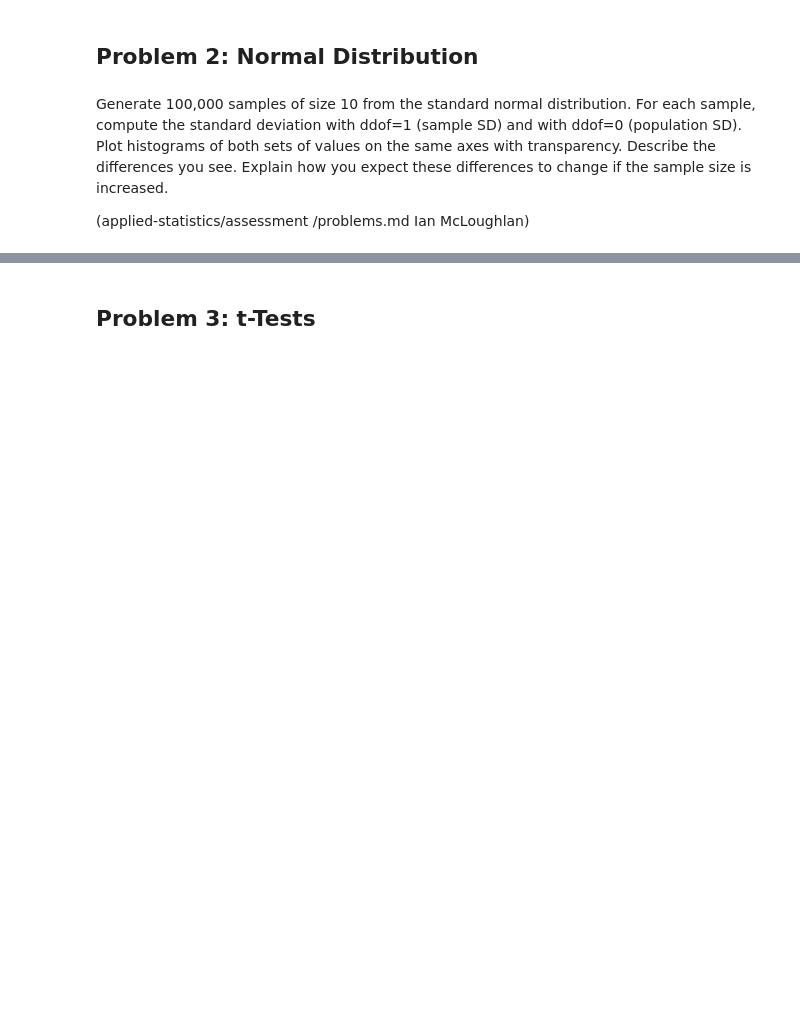
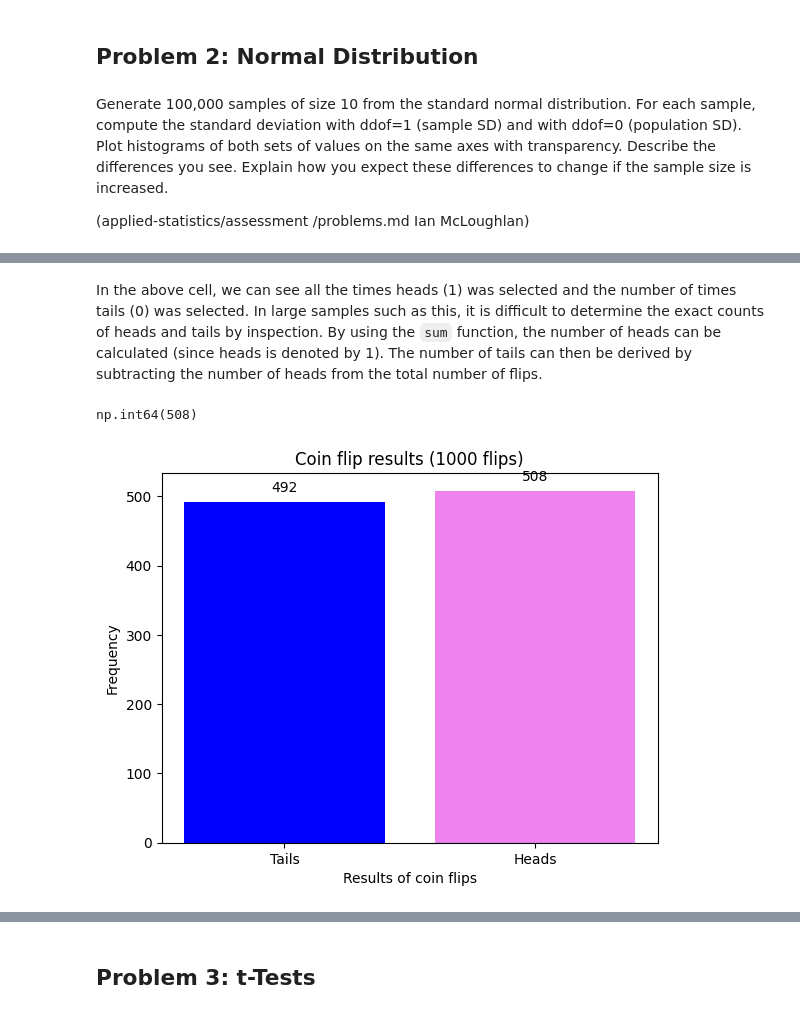
Before and after one commit to GraceMarySmyth/applied-statistics-assessment, a Jupyter notebook: problems.ipynb, the cells around one changed output, grey strips where cells are left out. Cells and saved outputs as stored; diff of their text form; code cells hidden in the pictures; blank space fills up the shorter version.

```diff
--- a/problems.ipynb
+++ b/problems.ipynb
@@ -490,0 +409,35 @@ https://en.wikipedia.org/wiki/Bessel%27s_correction
+# %% [markdown]
+In the above cell, we can see all the times heads (1) was selected and the number of times tails (0) was selected. In large samples such as this, it is difficult to determine the exact counts of heads and tails by inspection. By using the `sum` function, the number of heads can be calculated (since heads is denoted by 1). The number of tails can then be derived by subtracting the number of heads from the total number of flips.
+# %%
+# Count heads
+# https://www.datacamp.com/doc/numpy/sum
+heads = flips.sum()
+
+# Show
+heads
+# %% [output]
+np.int64(508)
+# %%
+#https://www.geeksforgeeks.org/pandas/bar-plot-in-matplotlib/
+
+# Create a blank plot
+fig, ax = plt.subplots()
+
+# create a bar chart with custom colors
+ax.bar([0, 1], [1000-heads, heads], color=['blue', 'violet'])
+
+# add x labels
+ax.set_xticks([0, 1], labels=["Tails", "Heads"])
+
+# Add title
+ax.set_title("Coin flip results (1000 flips)")
+
+# Add axis labels
+ax.set_xlabel("Results of coin flips")
+ax.set_ylabel("Frequency")
+
+# Add numerical values on top of the bars
+for i, value in enumerate([1000-heads, heads]):
+    ax.text(i, value + 10, str(value), ha='center', va='bottom')
+# %% [output]
+[figure, added]
```
Also changed, not shown: parts of 18 cells of this notebook, 1 other file.
